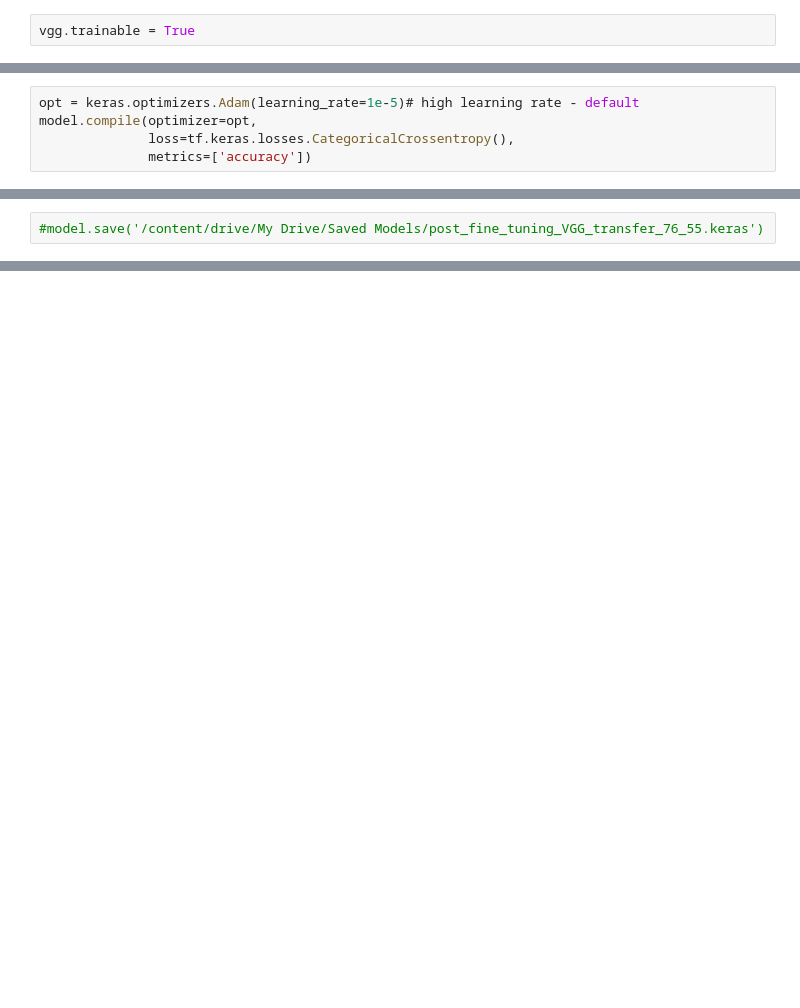
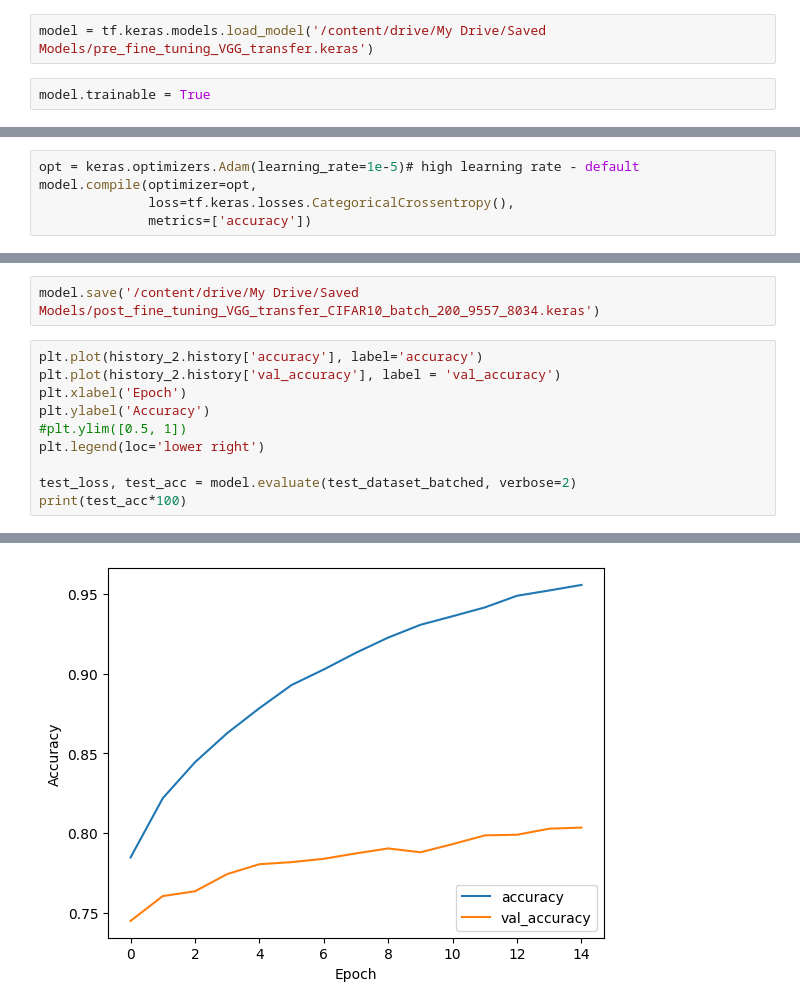
Before and after one commit to RaymondUW2023/NN-Group-Project-Team-14, a Jupyter notebook: CNN_pri.ipynb, the cells around one changed output, grey strips where cells are left out. Cells and saved outputs as stored; diff of their text form; blank space fills up the shorter version.

```diff
--- a/CNN_pri.ipynb
+++ b/CNN_pri.ipynb
@@ -261,8 +278,10 @@ Mounted at /content/drive
 #!ls
 # %% [output]
 pre_fine_tuning_VGG_transfer.keras  sample_data
+# %%
+model = tf.keras.models.load_model('/content/drive/My Drive/Saved Models/pre_fine_tuning_VGG_transfer.keras')
 # %%
-vgg.trainable = True
+model.trainable = True
 # %%
 model.summary(show_trainable=True)
 # %% [output]
@@ -311,2 +330,13 @@ Epoch 27/100
 # %%
-#model.save('/content/drive/My Drive/Saved Models/post_fine_tuning_VGG_transfer_76_55.keras')
+model.save('/content/drive/My Drive/Saved Models/post_fine_tuning_VGG_transfer_CIFAR10_batch_200_9557_8034.keras')
+# %%
+plt.plot(history_2.history['accuracy'], label='accuracy')
+plt.plot(history_2.history['val_accuracy'], label = 'val_accuracy')
+plt.xlabel('Epoch')
+plt.ylabel('Accuracy')
+#plt.ylim([0.5, 1])
+plt.legend(loc='lower right')
+
+test_loss, test_acc = model.evaluate(test_dataset_batched, verbose=2)
+print(test_acc*100)
+# %% [output]
@@ -312,0 +345 @@ Epoch 27/100
+[figure, added]
```
Also changed, not shown: parts of 21 cells of this notebook.
